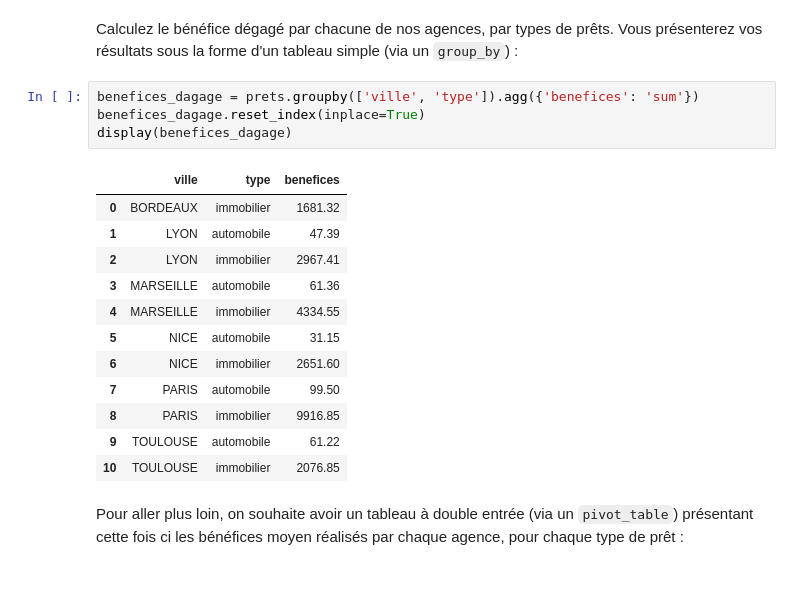
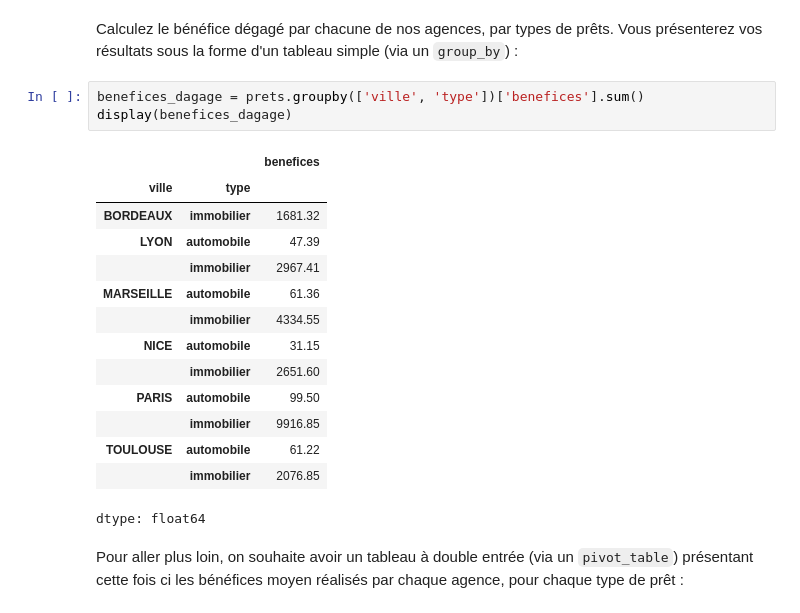
Before and after one commit to BAZAROPH/alx-higher_level_programming, a Jupyter notebook: notebooks/P2/P2C4 - Agrégez des données avec Pandas.ipynb, the cells around one changed output. Cells and saved outputs as stored; diff of their text form; blank space fills up the shorter version.

```diff
--- a/notebooks/P2/P2C4 - Agrégez des données avec Pandas.ipynb
+++ b/notebooks/P2/P2C4 - Agrégez des données avec Pandas.ipynb
@@ -88,22 +88,23 @@ display(profil_clients)
 # %% [markdown]
 Calculez le bénéfice dégagé par chacune de nos agences, par types de prêts. Vous présenterez vos résultats sous la forme d'un tableau simple (via un `group_by`) :
 # %%
-benefices_dagage = prets.groupby(['ville', 'type']).agg({'benefices': 'sum'})
-benefices_dagage.reset_index(inplace=True)
+benefices_dagage = prets.groupby(['ville', 'type'])['benefices'].sum()
 display(benefices_dagage)
 # %% [output]
-|  | ville | type | benefices |
-| 0 | BORDEAUX | immobilier | 1681.32 |
-| 1 | LYON | automobile | 47.39 |
-| 2 | LYON | immobilier | 2967.41 |
-| 3 | MARSEILLE | automobile | 61.36 |
-| 4 | MARSEILLE | immobilier | 4334.55 |
-| 5 | NICE | automobile | 31.15 |
-| 6 | NICE | immobilier | 2651.60 |
-| 7 | PARIS | automobile | 99.50 |
-| 8 | PARIS | immobilier | 9916.85 |
-| 9 | TOULOUSE | automobile | 61.22 |
-| 10 | TOULOUSE | immobilier | 2076.85 |
+|  |  | benefices |
+| ville | type |  |
+| BORDEAUX | immobilier | 1681.32 |
+| LYON | automobile | 47.39 |
+|  | immobilier | 2967.41 |
+| MARSEILLE | automobile | 61.36 |
+|  | immobilier | 4334.55 |
+| NICE | automobile | 31.15 |
+|  | immobilier | 2651.60 |
+| PARIS | automobile | 99.50 |
+|  | immobilier | 9916.85 |
+| TOULOUSE | automobile | 61.22 |
+|  | immobilier | 2076.85 |
+dtype: float64
 # %% [markdown]
 Pour aller plus loin, on souhaite avoir un tableau à double entrée (via un `pivot_table`) présentant cette fois ci les bénéfices moyen réalisés par chaque agence, pour chaque type de prêt :
 # %%
```
Also changed, not shown: parts of 1 cell of this notebook.
